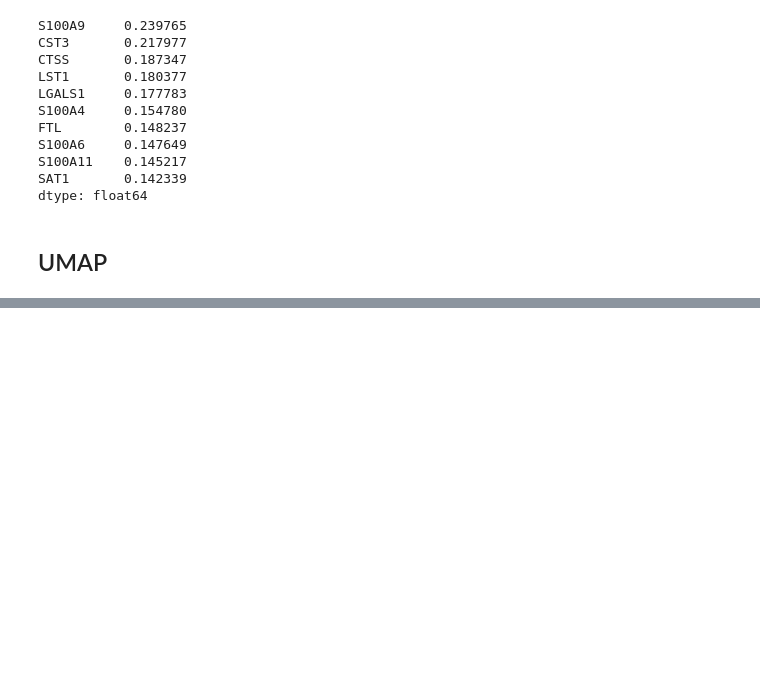
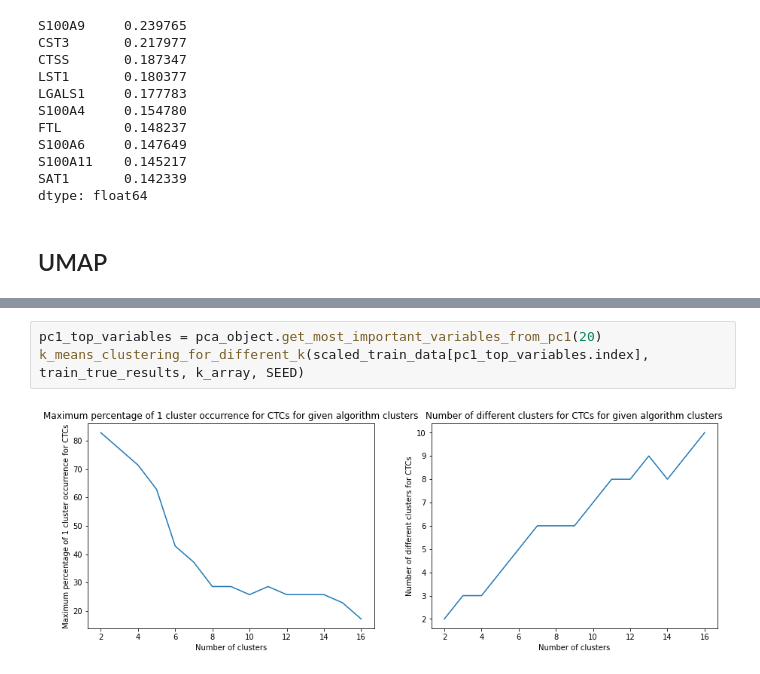
Before and after one commit to melehean/CTC-Detection, a Jupyter notebook: visualization.ipynb, the cells around one changed output, grey strips where cells are left out. Drawn from its saved outputs; the diff is of its cells as text; blank space fills up the shorter version.

```diff
--- a/visualization.ipynb
+++ b/visualization.ipynb
@@ -78,0 +93,5 @@ display_umap_2d_plot(train_data, train_true_results, SEED)
+# %%
+pc1_top_variables = pca_object.get_most_important_variables_from_pc1(20)
+k_means_clustering_for_different_k(scaled_train_data[pc1_top_variables.index], train_true_results, k_array, SEED)
+# %% [output]
+[figure, added]
```
Also changed, not shown: parts of 8 cells of this notebook, 3 other files.
